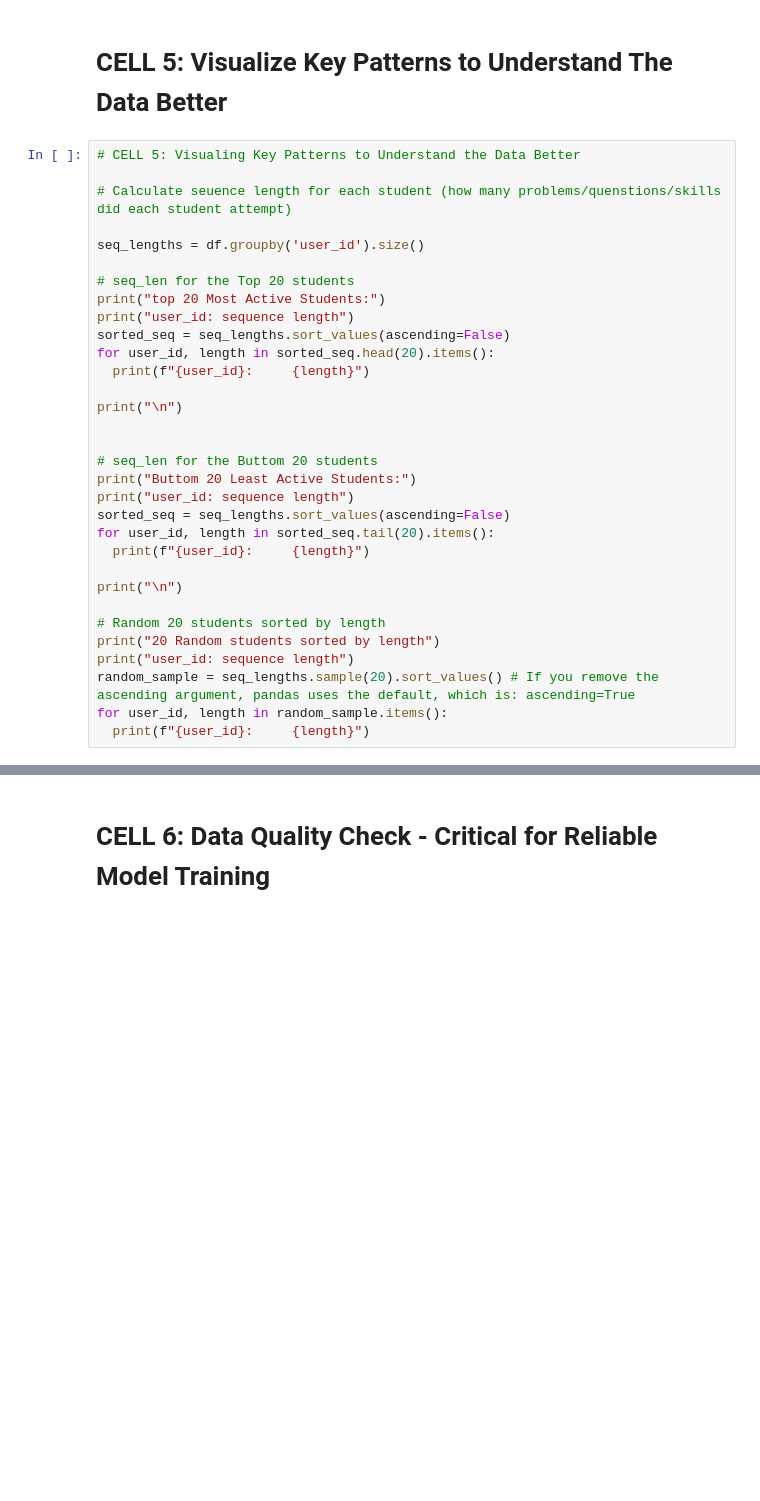
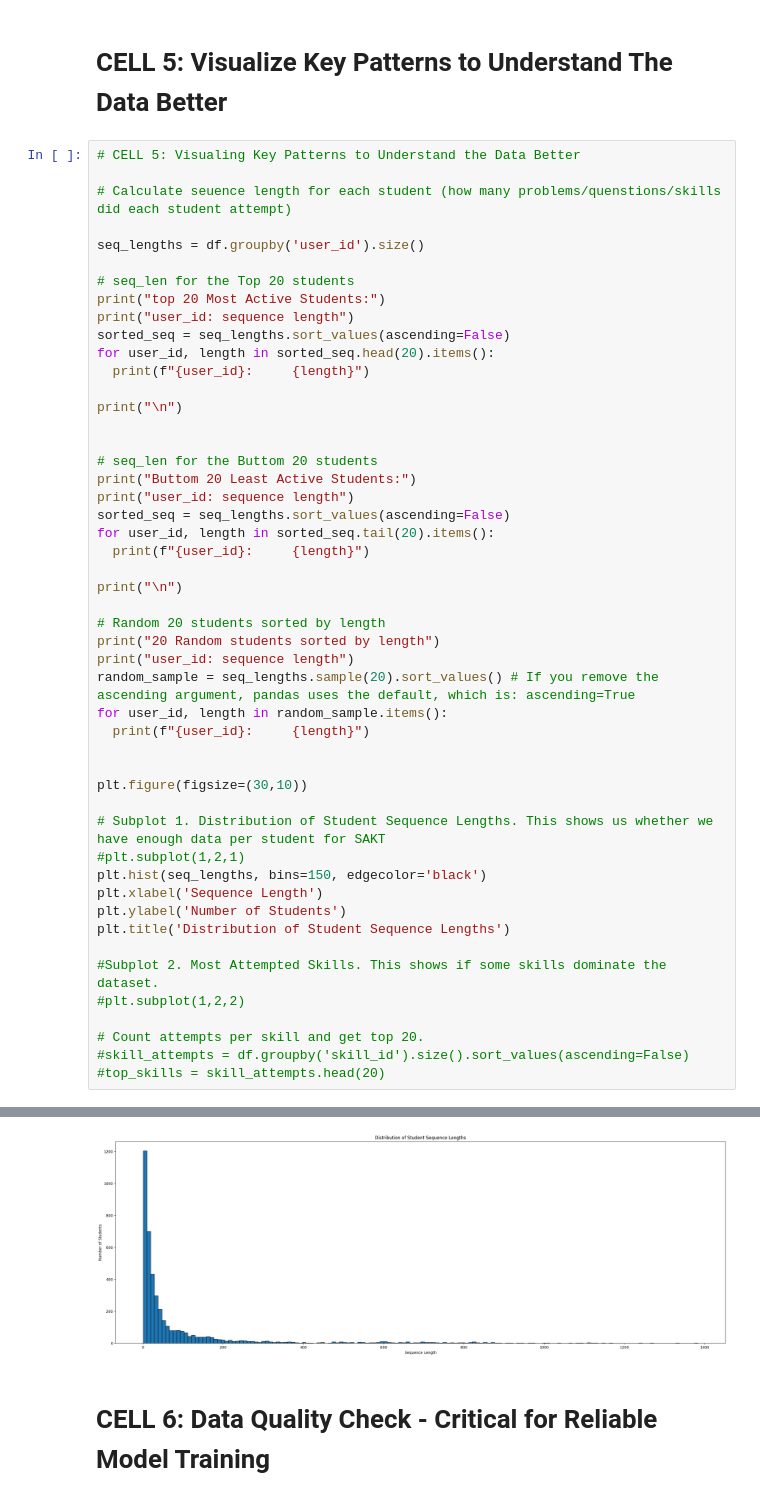
Before and after one commit to AmurdAmzer/MSCS_Thesis_Implementation_Codes, a Jupyter notebook: SAKTPaperImplementation.ipynb, the cells around one changed output, grey strips where cells are left out. Drawn from its saved outputs; the diff is of its cells as text; blank space fills up the shorter version.

```diff
--- a/SAKTPaperImplementation.ipynb
+++ b/SAKTPaperImplementation.ipynb
@@ -177,6 +196,23 @@ print("user_id: sequence length")
 random_sample = seq_lengths.sample(20).sort_values() # If you remove the ascending argument, pandas uses the default, which is: ascending=True
 for user_id, length in random_sample.items():
   print(f"{user_id}:     {length}")
+
+
+plt.figure(figsize=(30,10))
+
+# Subplot 1. Distribution of Student Sequence Lengths. This shows us whether we have enough data per student for SAKT
+#plt.subplot(1,2,1)
+plt.hist(seq_lengths, bins=150, edgecolor='black')
+plt.xlabel('Sequence Length')
+plt.ylabel('Number of Students')
+plt.title('Distribution of Student Sequence Lengths')
+
+#Subplot 2. Most Attempted Skills. This shows if some skills dominate the dataset.
+#plt.subplot(1,2,2)
+
+# Count attempts per skill and get top 20.
+#skill_attempts = df.groupby('skill_id').size().sort_values(ascending=False)
+#top_skills = skill_attempts.head(20)
 # %% [output]
 top 20 Most Active Students:
 user_id: sequence length
@@ -198,3 +235,4 @@ user_id: sequence length
+[figure, added]
 # %% [markdown]
 # CELL 6: Data Quality Check - Critical for Reliable Model Training
 # %%
```
Also changed, not shown: parts of 23 cells of this notebook.
